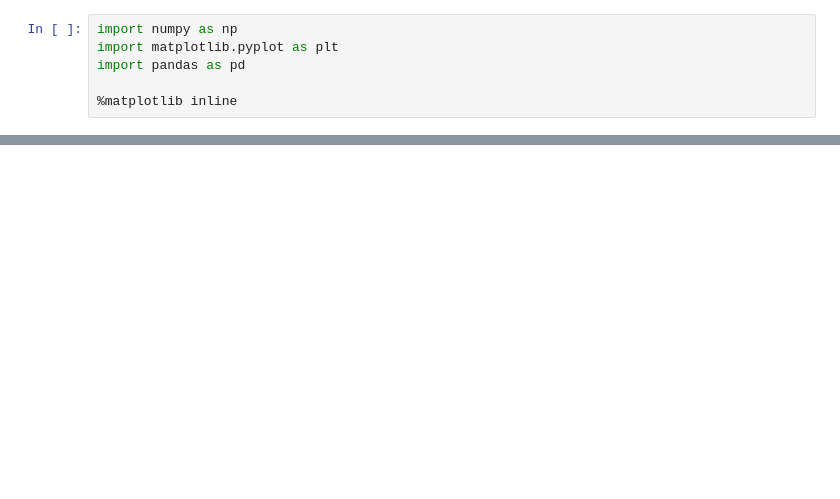
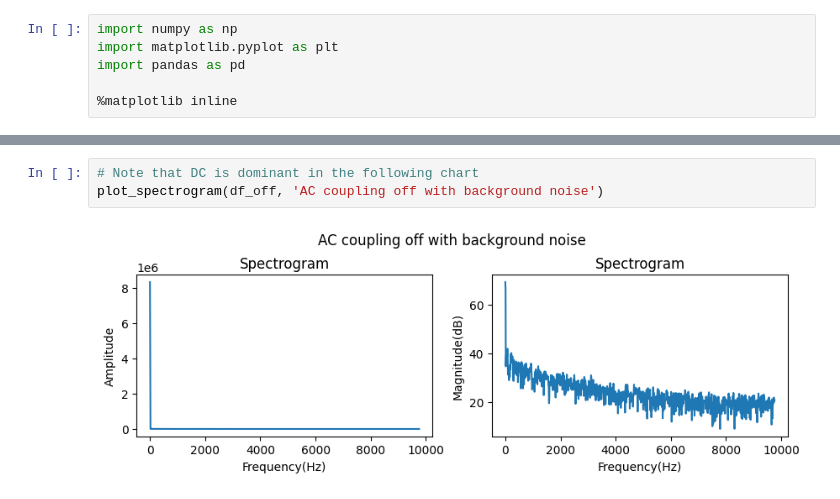
Before and after one commit to araobp/data-science, a Jupyter notebook: STM32/data/MEMSMIC_fs_20kHz.ipynb, the cells around one changed output, grey strips where cells are left out. Saved outputs shown, nothing was run; the diff lists cells and outputs as text; blank space fills up the shorter version.

```diff
--- a/STM32/data/MEMSMIC_fs_20kHz.ipynb
+++ b/STM32/data/MEMSMIC_fs_20kHz.ipynb
@@ -51,0 +46,5 @@ fig.savefig('../doc/spectrogram_room.png',  bbox_inches='tight')
+# %%
+# Note that DC is dominant in the following chart
+plot_spectrogram(df_off, 'AC coupling off with background noise')
+# %% [output]
+[figure, added]
```
Also changed, not shown: parts of 6 cells of this notebook, 11 other files.
